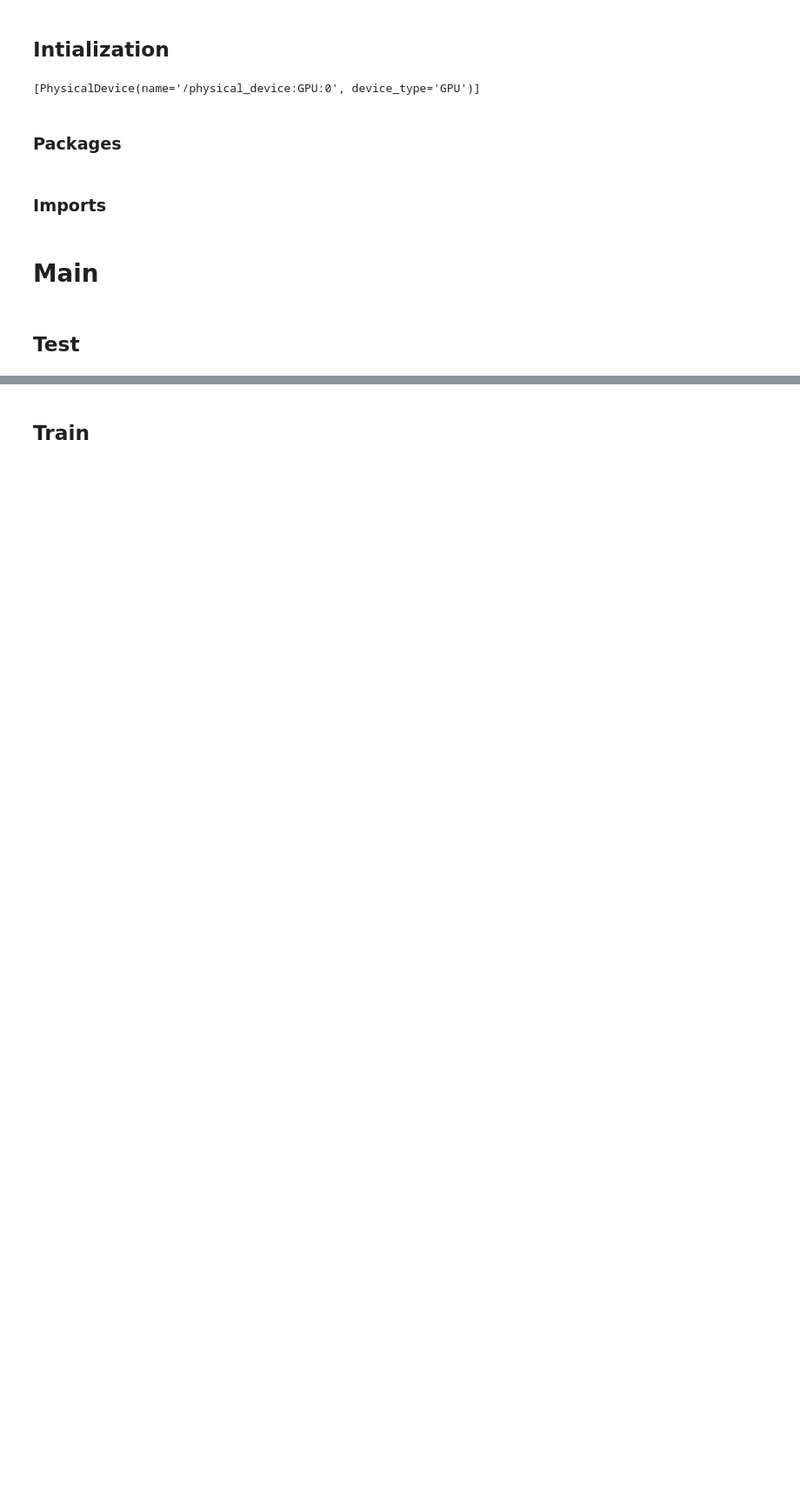
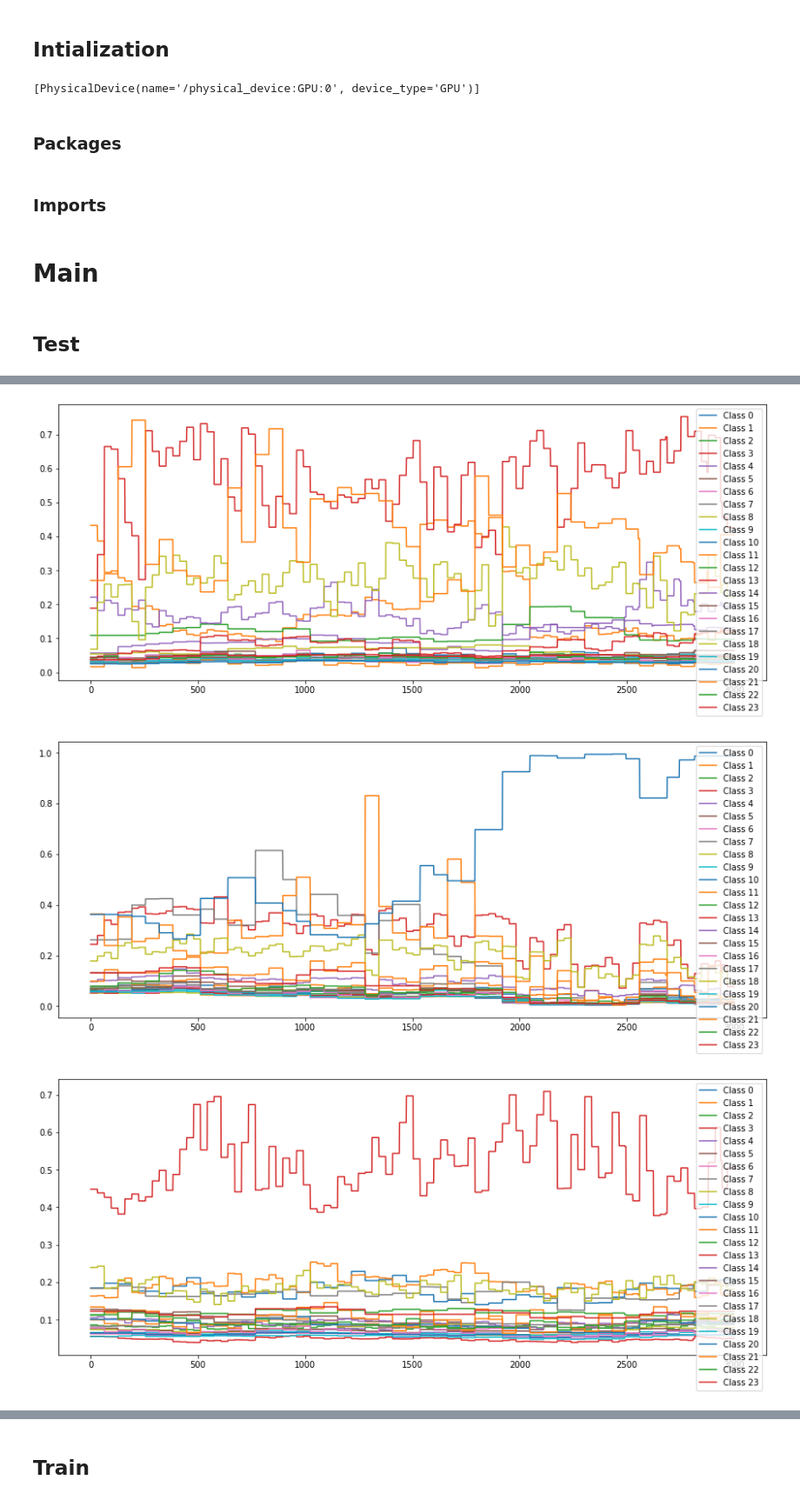
Before and after one commit to dathudeptrai/rfcx-kaggle, a Jupyter notebook: notebooks/Testing.ipynb, the cells around one changed output, grey strips where cells are left out. Shown at 87% size. Cells and saved outputs as stored; diff of their text form; code cells hidden in the pictures; blank space fills up the shorter version.

Commit message:
Final commit : blending & stuff

```diff
--- a/notebooks/Testing.ipynb
+++ b/notebooks/Testing.ipynb
@@ -170,13 +173,14 @@ MODELS = [
 ]
 # %%
 CP_FOLDERS = [
-#     LOG_PATH + "2021-02-04/9/"
-    "../logs/2021-02-14/8/",
-    "../logs/2021-02-14/9/",
-    "../logs/2021-02-14/10/",
-    "../logs/2021-02-15/0/",
-    "../logs/2021-02-15/1/",
-    "../logs/2021-02-15/2/",
+    "../logs/2021-02-16/1/",
+#     LOG_PATH + "2021-02-04/9/",
+#     "../logs/2021-02-14/8/",
+#     "../logs/2021-02-14/9/",
+#     "../logs/2021-02-14/10/",
+#     "../logs/2021-02-15/0/",
+#     "../logs/2021-02-15/1/",
+#     "../logs/2021-02-15/2/",
 #     "../logs/2021-02-15/3/",
 ]
 # %% [markdown]
@@ -224,0 +226,2 @@ np.save(save_folder + f"pl_test.npy", preds)
+# %%
+preds = preds_to_pl(df_test, CP_FOLDERS)
@@ -224,0 +237,20 @@ np.save(save_folder + f"pl_test.npy", preds)
+# %%
+def clever_blend(preds, threshold=0.9):
+    blend = np.zeros(preds[0].shape)
+    count = np.zeros((1, 1, NUM_CLASSES))
+
+    maxs = np.array([pred.max(0).max(0) for pred in preds])
+    use_for_blend = (maxs > threshold).astype(int)
+    use_for_blend = use_for_blend == 1
+
+    for i in range(len(preds)):
+        for c in range(NUM_CLASSES):
+            if use_for_blend[i, c]:
+                count[:, :, c] += 1
+                blend[:, :, c] += preds[i][:, :, c]
+            else:
+                print(f'Pred {i} : Not using class {c}')
+
+    return blend / count
+# %%
+final_pl = clever_blend(preds)
@@ -224,0 +271,12 @@ np.save(save_folder + f"pl_test.npy", preds)
+# %%
+for i in np.random.choice(len(final_pl), 5):
+    plt.figure(figsize=(15, 6))
+
+    for c in range(NUM_CLASSES):
+        plt.plot(final_pl[i, :, c], label=f'Class {c}')
+    plt.legend()
+    plt.show()
+# %% [output]
+[figure, added]
+[figure, added]
+[figure, added]
```
Also changed, not shown: parts of 11 cells of this notebook, 34 other files.
